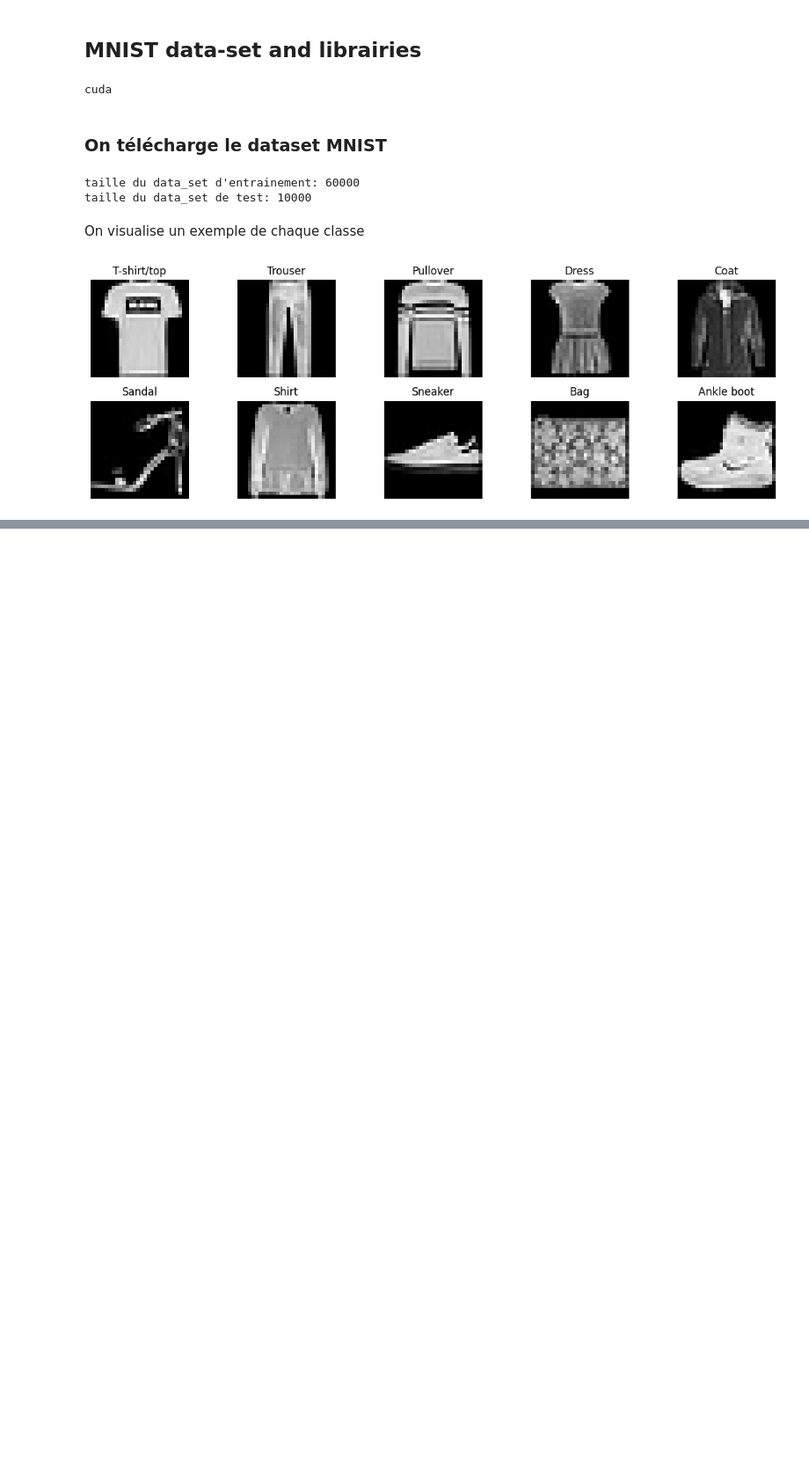
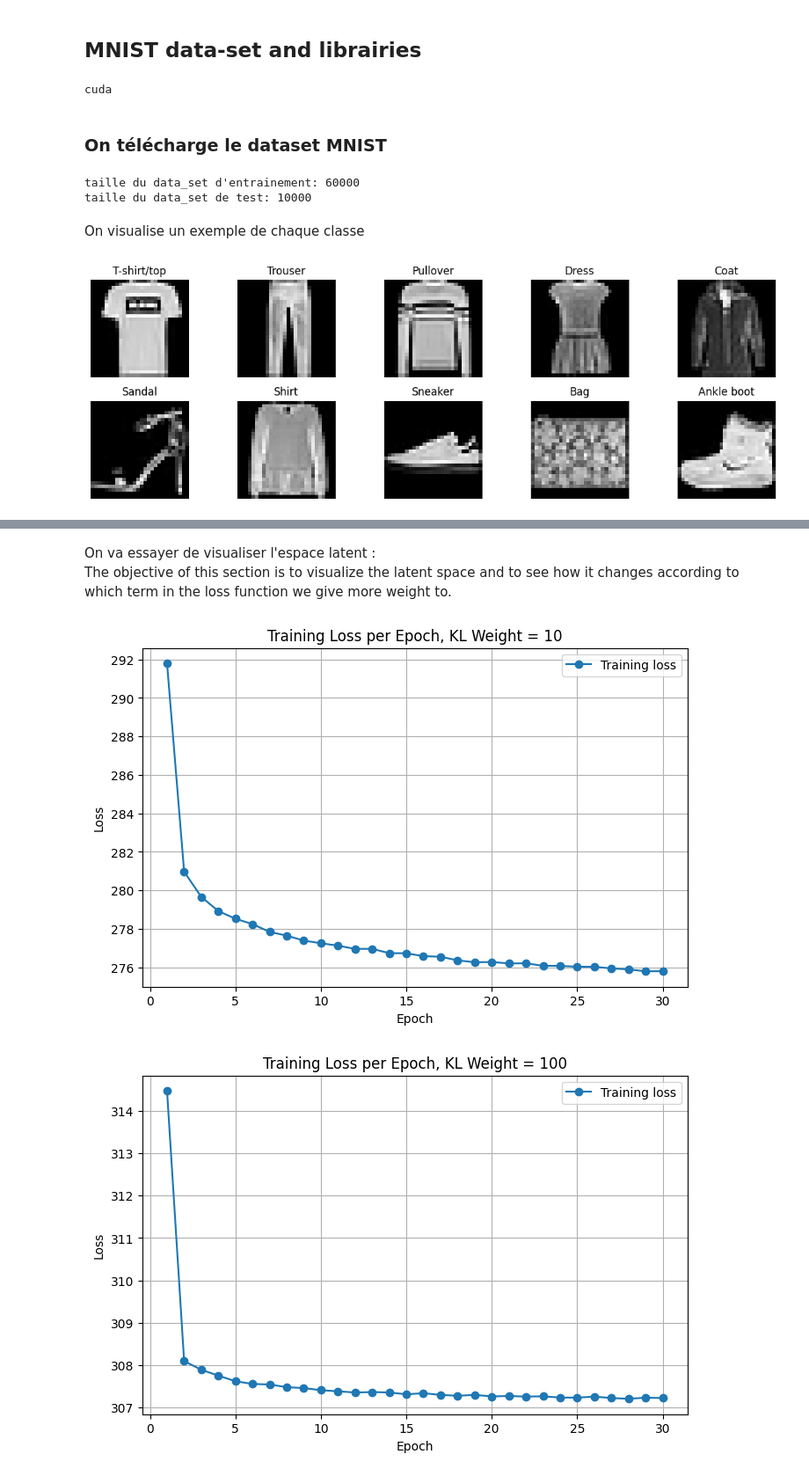
Before and after one commit to Viictordvd/High-Dimensional-and-Deep-Learning, a Jupyter notebook: Projet-2-VAECond/Conditional VAEs copy.ipynb, the cells around one changed output, grey strips where cells are left out. Shown at 88% size. Cells and saved outputs as stored; diff of their text form; code cells hidden in the pictures; blank space fills up the shorter version.

```diff
--- a/Projet-2-VAECond/Conditional VAEs copy.ipynb
+++ b/Projet-2-VAECond/Conditional VAEs copy.ipynb
@@ -90,0 +225,3 @@ class MaskedBCELoss(nn.Module):
+# %% [markdown]
+On va essayer de visualiser l'espace latent :
+The objective of this section is to visualize the latent space and to see how it changes according to which term in the loss function we give more weight to.
@@ -90,0 +254,6 @@ class MaskedBCELoss(nn.Module):
+# %%
+CVAE_10 = Train(10)
+CVAE_100 = Train(100)
+# %% [output]
+[figure, added]
+[figure, added]
```
Also changed, not shown: parts of 16 cells of this notebook.
